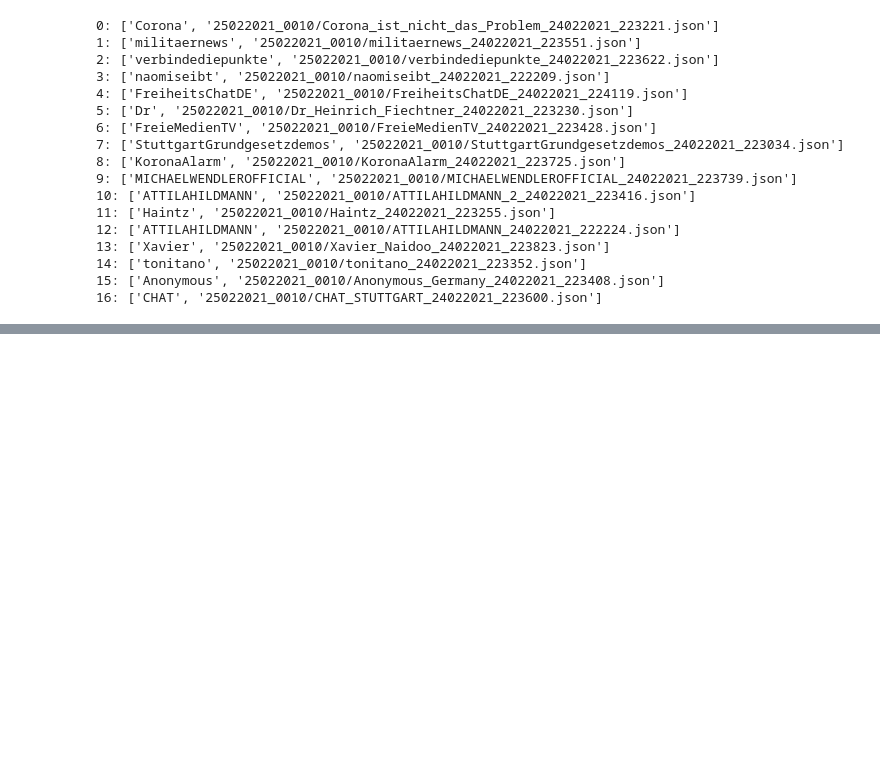
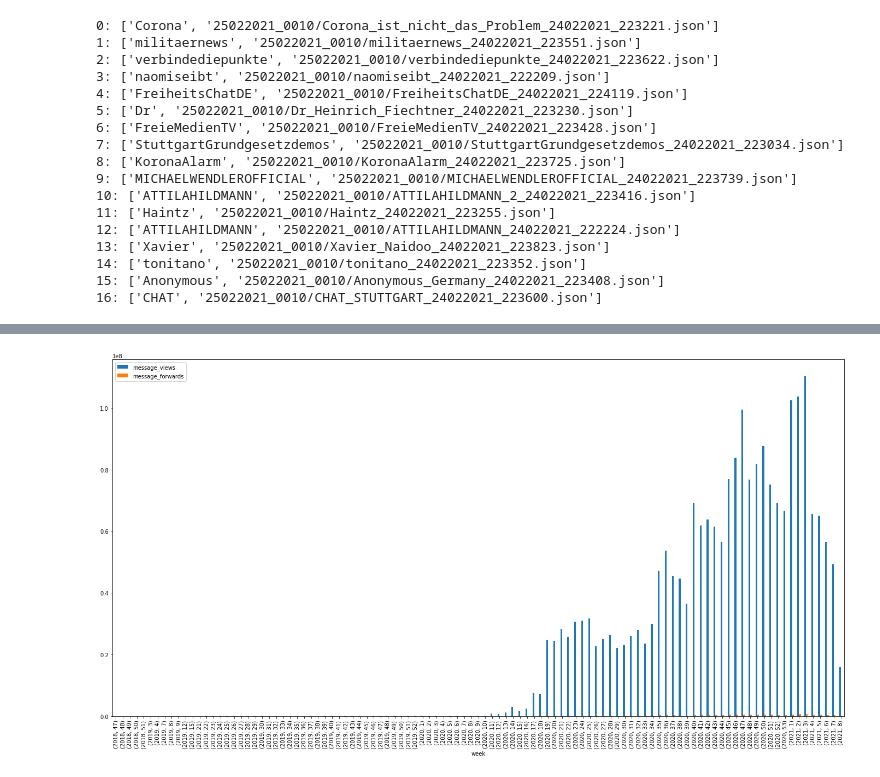
Before and after one commit to pders01/telarantula, a Jupyter notebook: venom.ipynb, the cells around one changed output, grey strips where cells are left out. Saved outputs shown, nothing was run; the diff lists cells and outputs as text; code cells hidden in the pictures; blank space fills up the shorter version.

```diff
--- a/venom.ipynb
+++ b/venom.ipynb
@@ -106,0 +66,4 @@ Dr: 25022021_0010/Dr_Heinrich_Fiechtner_24022021_223230.json
+# %%
+views_forwards_by_week(collection)
+# %% [output]
+[figure, added]
```
Also changed, not shown: parts of 8 cells of this notebook, 10 other files.
